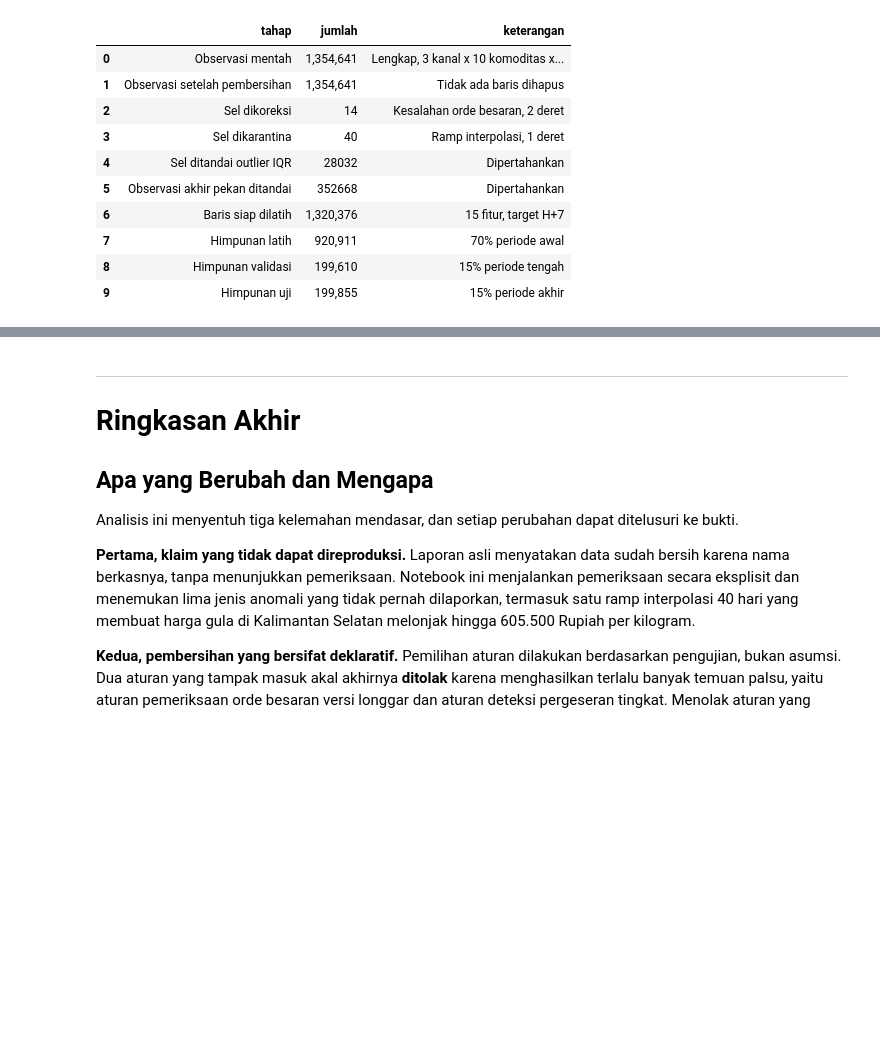
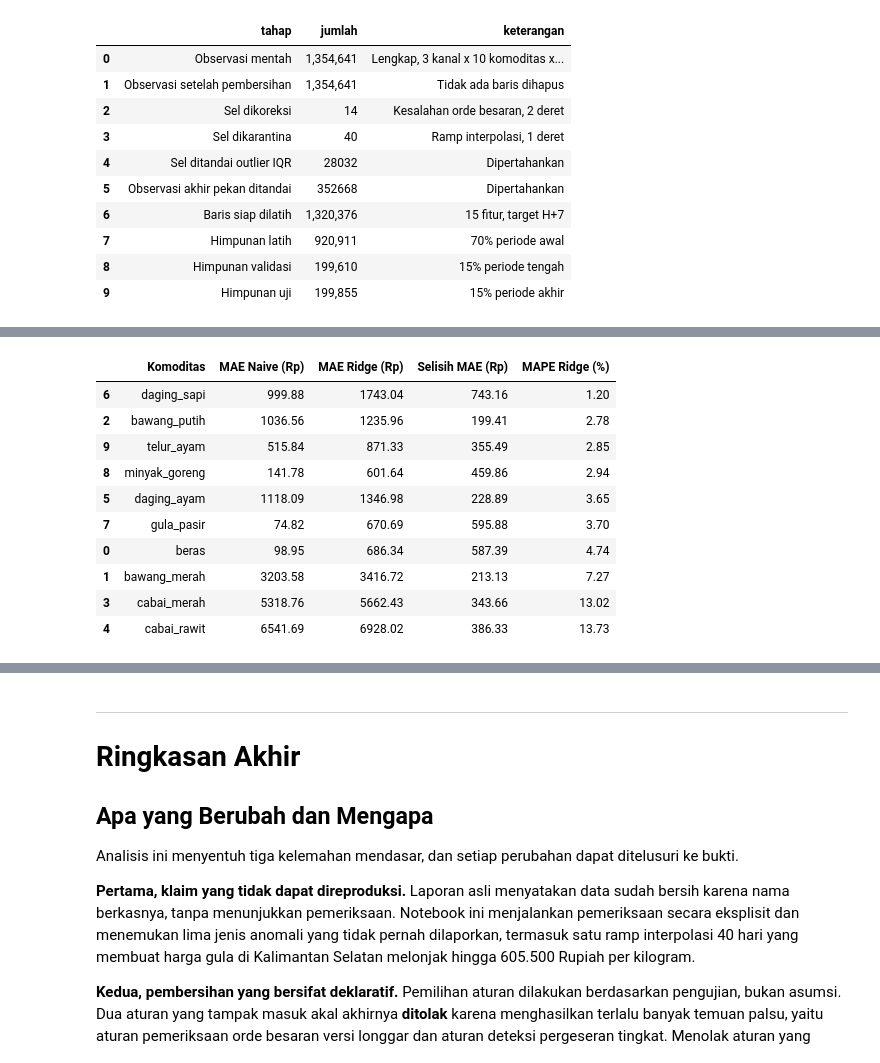
Before and after one commit to Abhiprayaa29/1_IFB_RestuBapak, a Jupyter notebook: Projek_Akhir_Data_Science.ipynb, the cells around one changed output, grey strips where cells are left out. Saved outputs shown, nothing was run; the diff lists cells and outputs as text; code cells hidden in the pictures; blank space fills up the shorter version.

Commit message:
feat: complete final project modules F-I (Clustering, Classification EWS, Regression Time Series, Environment, and Documentation)

```diff
--- a/Projek_Akhir_Data_Science.ipynb
+++ b/Projek_Akhir_Data_Science.ipynb
@@ -2512,0 +2707,87 @@ display(ringkas)
+# %%
+# H.2 Modul VIII & IX: Implementasi Linear, Ridge, LASSO, dan Evaluasi Time Series
+from sklearn.linear_model import LinearRegression, Ridge, Lasso
+from sklearn.metrics import mean_absolute_error, mean_squared_error, r2_score
+
+y_train_reg = train_df["target_h7"].values
+y_test_reg = test_df["target_h7"].values
+X_train_reg = X_train_cls
+X_test_reg = X_test_cls
+
+# 1. Naive Benchmark Baseline: y_hat = lag_7
+preds_naive = test_df["lag_7"].values
+
+# 2. Linear Regression (OLS)
+lr_model = LinearRegression()
+lr_model.fit(X_train_reg, y_train_reg)
+preds_lr = lr_model.predict(X_test_reg)
+
+# 3. Ridge Regression (L2)
+ridge_model = Ridge(alpha=10.0)
+ridge_model.fit(X_train_reg, y_train_reg)
+preds_ridge = ridge_model.predict(X_test_reg)
+
+# 4. LASSO Regression (L1)
+lasso_model = Lasso(alpha=10.0, max_iter=500, random_state=42)
+lasso_model.fit(X_train_reg, y_train_reg)
+preds_lasso = lasso_model.predict(X_test_reg)
+
+# Fungsi evaluasi metrik regresi deret waktu
+def evaluasi_regresi(nama, y_true, y_pred):
+    mae = mean_absolute_error(y_true, y_pred)
+    rmse = np.sqrt(mean_squared_error(y_true, y_pred))
+    mape = np.mean(np.abs((y_true - y_pred) / y_true)) * 100
+    r2 = r2_score(y_true, y_pred)
+    return {"Model": nama, "MAE (Rp)": mae, "RMSE (Rp)": rmse, "MAPE (%)": mape, "R2": r2}
+
+reg_summary = pd.DataFrame([
+    evaluasi_regresi("Naive Benchmark (lag_7)", y_test_reg, preds_naive),
+    evaluasi_regresi("Linear Regression (OLS)", y_test_reg, preds_lr),
+    evaluasi_regresi("Ridge Regression (L2)", y_test_reg, preds_ridge),
+    evaluasi_regresi("LASSO Regression (L1)", y_test_reg, preds_lasso),
+])
+
+reg_summary.to_csv(AUDIT_DIR / "regression_metrics_h7.csv", index=False)
+display(reg_summary.round(2))
+
+# Visualisasi fig_h1_prediksi_vs_aktual_regresi
+test_sample = test_df.sample(500, random_state=42)
+sample_y = test_sample["target_h7"].values
+sample_pred_ridge = ridge_model.predict(_preprocessor.transform(test_sample[SELECTED_NUMERIC + _cat_cols]))
+sample_pred_naive = test_sample["lag_7"].values
+
+fig, ax = plt.subplots(figsize=(8, 5))
+ax.scatter(sample_y, sample_pred_naive, alpha=0.3, label="Naive Benchmark (lag_7)", color="gray")
+ax.scatter(sample_y, sample_pred_ridge, alpha=0.5, label="Ridge Regression", color="blue")
+lims = [0, max(sample_y.max(), sample_pred_ridge.max()) * 1.05]
+ax.plot(lims, lims, "r--", label="Garis Ideal (y = y_hat)")
+ax.set_xlim(lims)
+ax.set_ylim(lims)
+ax.set_xlabel("Harga Aktual H+7 (Rp)")
+ax.set_ylabel("Harga Prediksi (Rp)")
+ax.set_title("Perbandingan Prediksi vs Aktual pada Himpunan Uji Kronologis")
+ax.legend()
+fig.tight_layout()
+fig.savefig(FIG_DIR / "fig_h1_prediksi_vs_aktual_regresi.png", dpi=300)
+plt.show()
+
+# Evaluasi per komoditas: membandingkan kinerja model pada berbagai komoditas
+test_eval_comm = test_df[["Komoditas", "target_h7", "lag_7"]].copy()
+test_eval_comm["pred_ridge"] = preds_ridge
+comm_rows = []
+for comm, grp in test_eval_comm.groupby("Komoditas", observed=True):
+    m_naive = mean_absolute_error(grp["target_h7"], grp["lag_7"])
+    m_ridge = mean_absolute_error(grp["target_h7"], grp["pred_ridge"])
+    mape_r = np.mean(np.abs((grp["target_h7"] - grp["pred_ridge"]) / grp["target_h7"])) * 100
+    comm_rows.append({
+        "Komoditas": comm,
+        "MAE Naive (Rp)": m_naive,
+        "MAE Ridge (Rp)": m_ridge,
+        "Selisih MAE (Rp)": m_ridge - m_naive,
+        "MAPE Ridge (%)": mape_r
+    })
+
+df_comm_eval = pd.DataFrame(comm_rows).sort_values("MAPE Ridge (%)")
+df_comm_eval.to_csv(AUDIT_DIR / "perbandingan_komoditas_regresi.csv", index=False)
+display(df_comm_eval.round(2))
+# %% [output]
@@ -2512,0 +2799,11 @@ display(ringkas)
+|  | Komoditas | MAE Naive (Rp) | MAE Ridge (Rp) | Selisih MAE (Rp) | MAPE Ridge (%) |
+| 6 | daging_sapi | 999.88 | 1743.04 | 743.16 | 1.20 |
+| 2 | bawang_putih | 1036.56 | 1235.96 | 199.41 | 2.78 |
+| 9 | telur_ayam | 515.84 | 871.33 | 355.49 | 2.85 |
+| 8 | minyak_goreng | 141.78 | 601.64 | 459.86 | 2.94 |
+| 5 | daging_ayam | 1118.09 | 1346.98 | 228.89 | 3.65 |
+| 7 | gula_pasir | 74.82 | 670.69 | 595.88 | 3.70 |
+| 0 | beras | 98.95 | 686.34 | 587.39 | 4.74 |
+| 1 | bawang_merah | 3203.58 | 3416.72 | 213.13 | 7.27 |
+| 3 | cabai_merah | 5318.76 | 5662.43 | 343.66 | 13.02 |
+| 4 | cabai_rawit | 6541.69 | 6928.02 | 386.33 | 13.73 |
```
Also changed, not shown: parts of 15 cells of this notebook, 11 other files.
